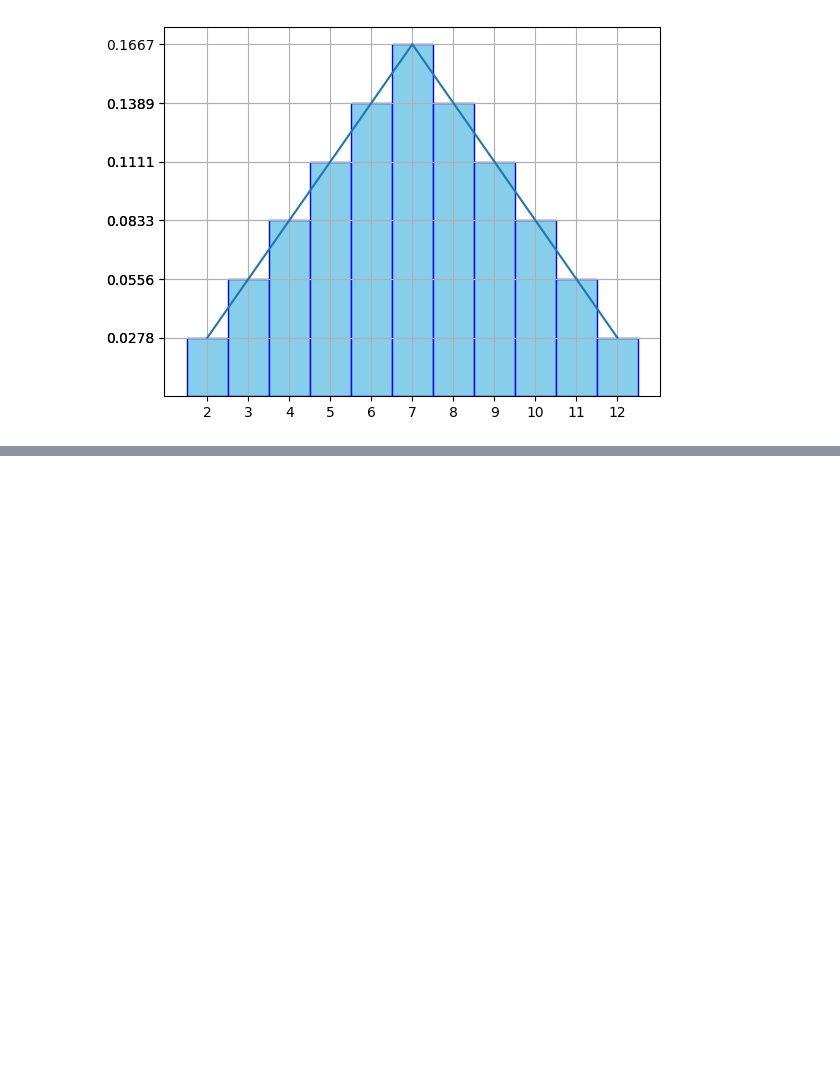
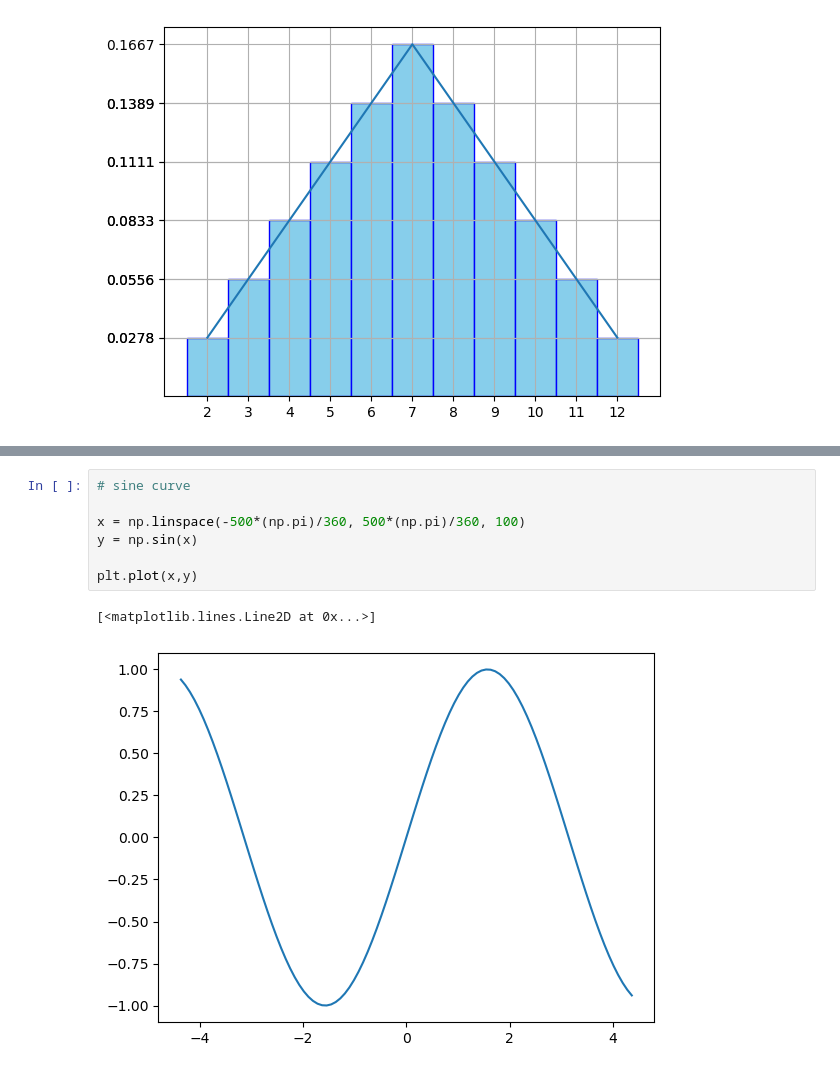
Before and after one commit to InfinityxR9/Python, a Jupyter notebook: ML/prac.ipynb, the cells around one changed output, grey strips where cells are left out. Drawn from its saved outputs; the diff is of its cells as text; blank space fills up the shorter version.

```diff
--- a/ML/prac.ipynb
+++ b/ML/prac.ipynb
@@ -106,0 +120,10 @@ plt.show()
+# %%
+# sine curve
+
+x = np.linspace(-500*(np.pi)/360, 500*(np.pi)/360, 100)
+y = np.sin(x)
+
+plt.plot(x,y)
+# %% [output]
+[<matplotlib.lines.Line2D at 0x...>]
+[figure, added]
```
Also changed, not shown: parts of 5 cells of this notebook.
